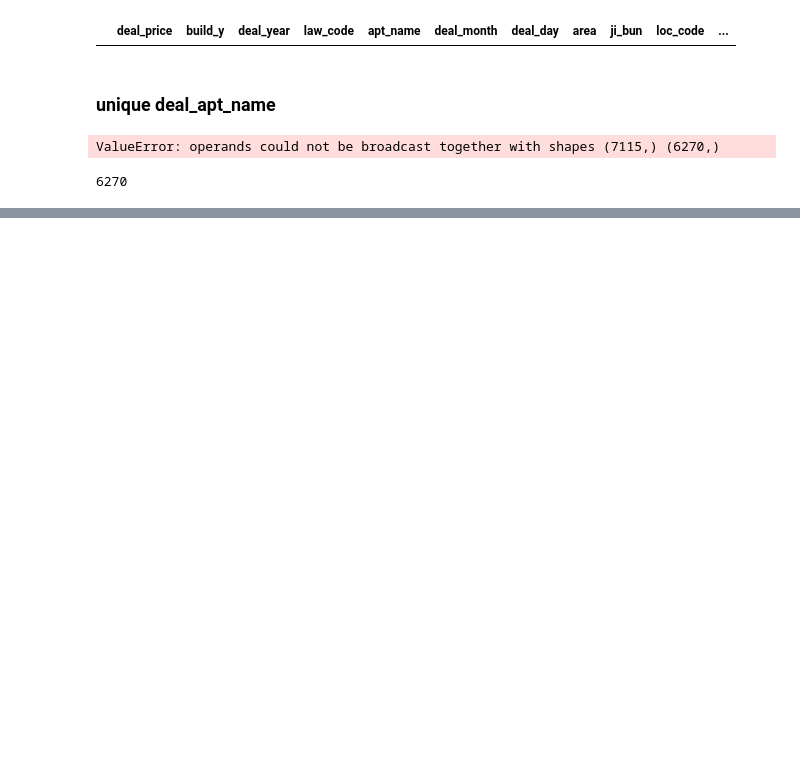
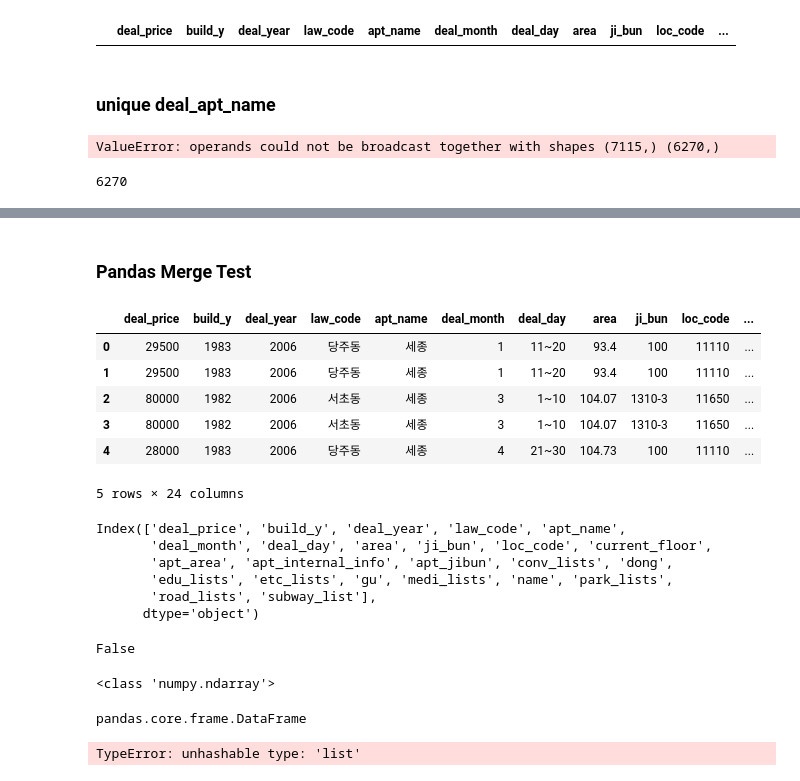
Before and after one commit to tax-k/KB_price_crawling, a Jupyter notebook: KB live on Pandas Whole.ipynb, the cells around one changed output, grey strips where cells are left out. Drawn from its saved outputs; the diff is of its cells as text; code cells hidden in the pictures; blank space fills up the shorter version.

```diff
--- a/KB live on Pandas Whole.ipynb
+++ b/KB live on Pandas Whole.ipynb
@@ -203,0 +247,43 @@ KeyError: "['2006' '2006' '2006' ... '2018' '2018' '2018'] not in index"
+# %% [markdown]
+### Pandas Merge Test
+# %%
+merged = pd.merge(deal_data, info_data, on="apt_name", how="inner")
+# %%
+merged.head()
+# %% [output]
+|  | deal_price | build_y | deal_year | law_code | apt_name | deal_month | deal_day | area | ji_bun | loc_code | ... |
+| 0 | 29500 | 1983 | 2006 | 당주동 | 세종 | 1 | 11~20 | 93.4 | 100 | 11110 | ... |
+| 1 | 29500 | 1983 | 2006 | 당주동 | 세종 | 1 | 11~20 | 93.4 | 100 | 11110 | ... |
+| 2 | 80000 | 1982 | 2006 | 서초동 | 세종 | 3 | 1~10 | 104.07 | 1310-3 | 11650 | ... |
+| 3 | 80000 | 1982 | 2006 | 서초동 | 세종 | 3 | 1~10 | 104.07 | 1310-3 | 11650 | ... |
+| 4 | 28000 | 1983 | 2006 | 당주동 | 세종 | 4 | 21~30 | 104.73 | 100 | 11110 | ... |
+5 rows × 24 columns
+# %%
+merged.columns
+# %% [output]
+Index(['deal_price', 'build_y', 'deal_year', 'law_code', 'apt_name',
+       'deal_month', 'deal_day', 'area', 'ji_bun', 'loc_code', 'current_floor',
+       'apt_area', 'apt_internal_info', 'apt_jibun', 'conv_lists', 'dong',
+       'edu_lists', 'etc_lists', 'gu', 'medi_lists', 'name', 'park_lists',
+       'road_lists', 'subway_list'],
+      dtype='object')
+# %%
+# merged.loc[merged.isnull()]
+
+merged.isnull().values.any()
+# %% [output]
+False
+# %%
+merged.loc[:][merged['law_code'].str.contains("신림")]
+
+print(type(merged.columns.values))
+# %% [output]
+<class 'numpy.ndarray'>
+# %%
+type(merged)merged.columns.values
+# %% [output]
+pandas.core.frame.DataFrame
+# %%
+merged.drop_duplicates(subset=merged.columns.values, keep=False)
+# %% [output]
+TypeError: unhashable type: 'list'
```
Also changed, not shown: parts of 14 cells of this notebook.
